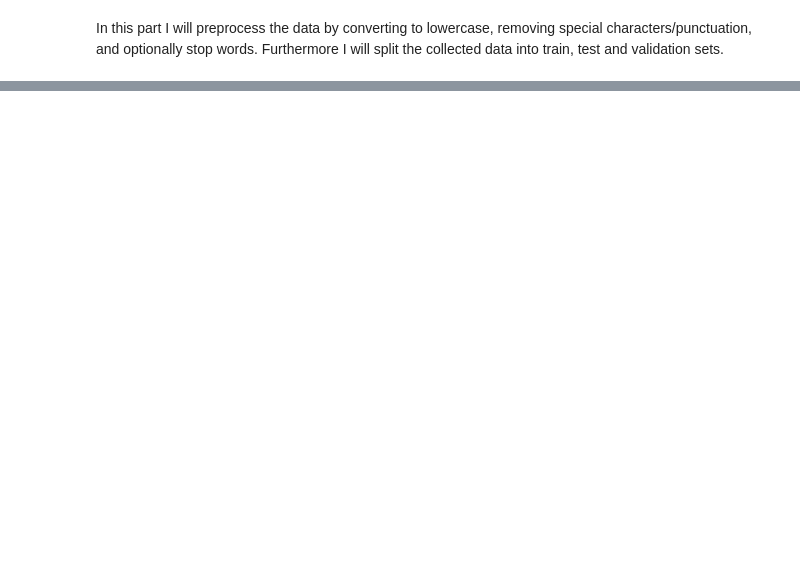
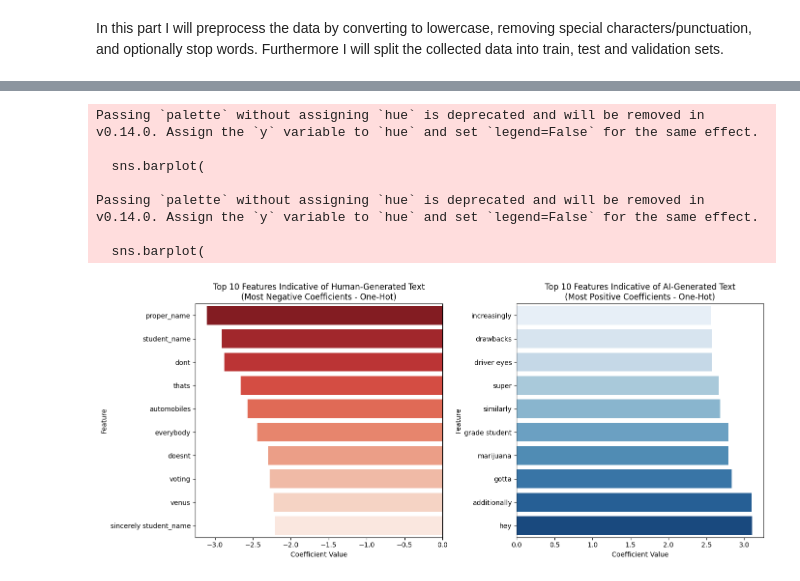
Before and after one commit to Amir-Shahriari/Natural-Language-Processing, a Jupyter notebook: COMP8420_Assignment1_45747067.ipynb, the cells around one changed output, grey strips where cells are left out. Saved outputs shown, nothing was run; the diff lists cells and outputs as text; code cells hidden in the pictures; blank space fills up the shorter version.

```diff
--- a/COMP8420_Assignment1_45747067.ipynb
+++ b/COMP8420_Assignment1_45747067.ipynb
@@ -99,0 +236,17 @@ y_test = test_df['label'].values
+# %%
+feature_names_one_hot = one_hot_vectorizer.get_feature_names_out()
+coefficients_one_hot = clf_one_hot.coef_[0]  # For binary classification -> one row
+
+# Sorting by highest positive and most negative coefficients
+top_positive_indices = np.argsort(coefficients_one_hot)[-10:]
+top_negative_indices = np.argsort(coefficients_one_hot)[:10]
+
+# Printing the top 10 features indicative of AI text
+print("Top features indicative of AI-generated text (One-Hot):")
+for idx in top_positive_indices:
+    print(f"{feature_names_one_hot[idx]}: {coefficients_one_hot[idx]:.4f}")
+
+# Printing the top 10 features indicative of Human text
+print("\nTop features indicative of Human-generated text (One-Hot):")
+for idx in top_negative_indices:
+    print(f"{feature_names_one_hot[idx]}: {coefficients_one_hot[idx]:.4f}")
@@ -99,0 +357,49 @@ y_test = test_df['label'].values
+# %%
+sorted_indices_one_hot = np.argsort(coefficients_one_hot)
+
+plt.figure(figsize=(14, 6))
+# Top 10 negative (lowest coefficients => indicative of human text)
+top_neg_indices_one_hot = sorted_indices_one_hot[:10]
+top_neg_features_one_hot = [feature_names_one_hot[i] for i in top_neg_indices_one_hot]
+top_neg_values_one_hot = [coefficients_one_hot[i] for i in top_neg_indices_one_hot]
+
+# Top 10 positive (highest coefficients => indicative of AI-generated text)
+top_pos_indices_one_hot = sorted_indices_one_hot[-10:]
+top_pos_features_one_hot = [feature_names_one_hot[i] for i in top_pos_indices_one_hot]
+top_pos_values_one_hot = [coefficients_one_hot[i] for i in top_pos_indices_one_hot]
+
+# --- Plot for Human (Top Negative Coefficients) ---
+plt.subplot(1, 2, 1)
+sns.barplot(
+    x=top_neg_values_one_hot,
+    y=top_neg_features_one_hot,
+    orient='h',
+    palette='Reds_r'
+)
+plt.title("Top 10 Features Indicative of Human-Generated Text\n(Most Negative Coefficients - One-Hot)")
+plt.xlabel("Coefficient Value")
+plt.ylabel("Feature")
+
+# --- Plot for AI (Top Positive Coefficients) ---
+plt.subplot(1, 2, 2)
+sns.barplot(
+    x=top_pos_values_one_hot,
+    y=top_pos_features_one_hot,
+    orient='h',
+    palette='Blues'
+)
+plt.title("Top 10 Features Indicative of AI-Generated Text\n(Most Positive Coefficients - One-Hot)")
+plt.xlabel("Coefficient Value")
+plt.ylabel("Feature")
+
+plt.tight_layout()
+plt.show()
+# %% [output]
+Passing `palette` without assigning `hue` is deprecated and will be removed in v0.14.0. Assign the `y` variable to `hue` and set `legend=False` for the same effect.
+
+  sns.barplot(
+
+Passing `palette` without assigning `hue` is deprecated and will be removed in v0.14.0. Assign the `y` variable to `hue` and set `legend=False` for the same effect.
+
+  sns.barplot(
+[figure, added]
```
Also changed, not shown: parts of 13 cells of this notebook.
